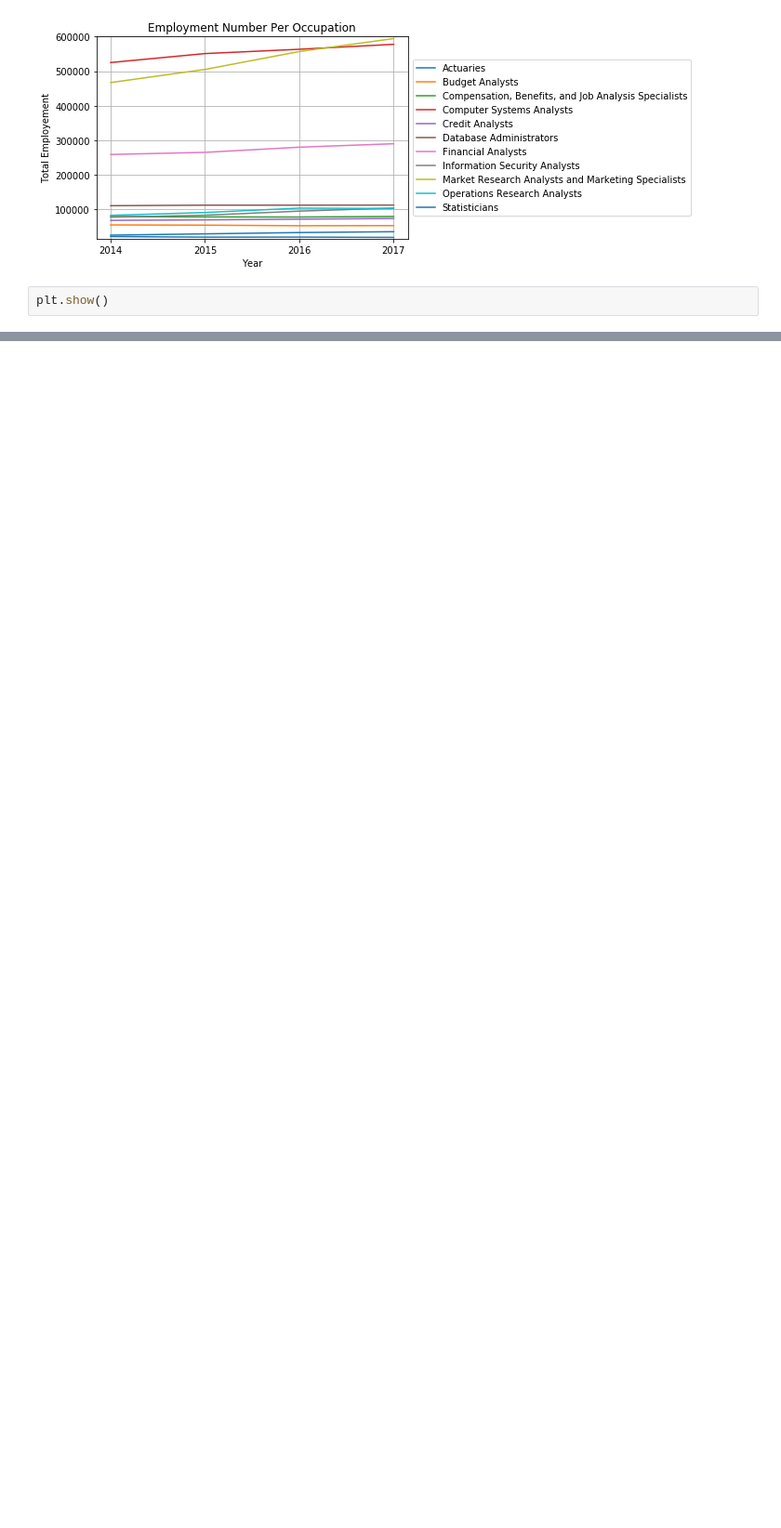
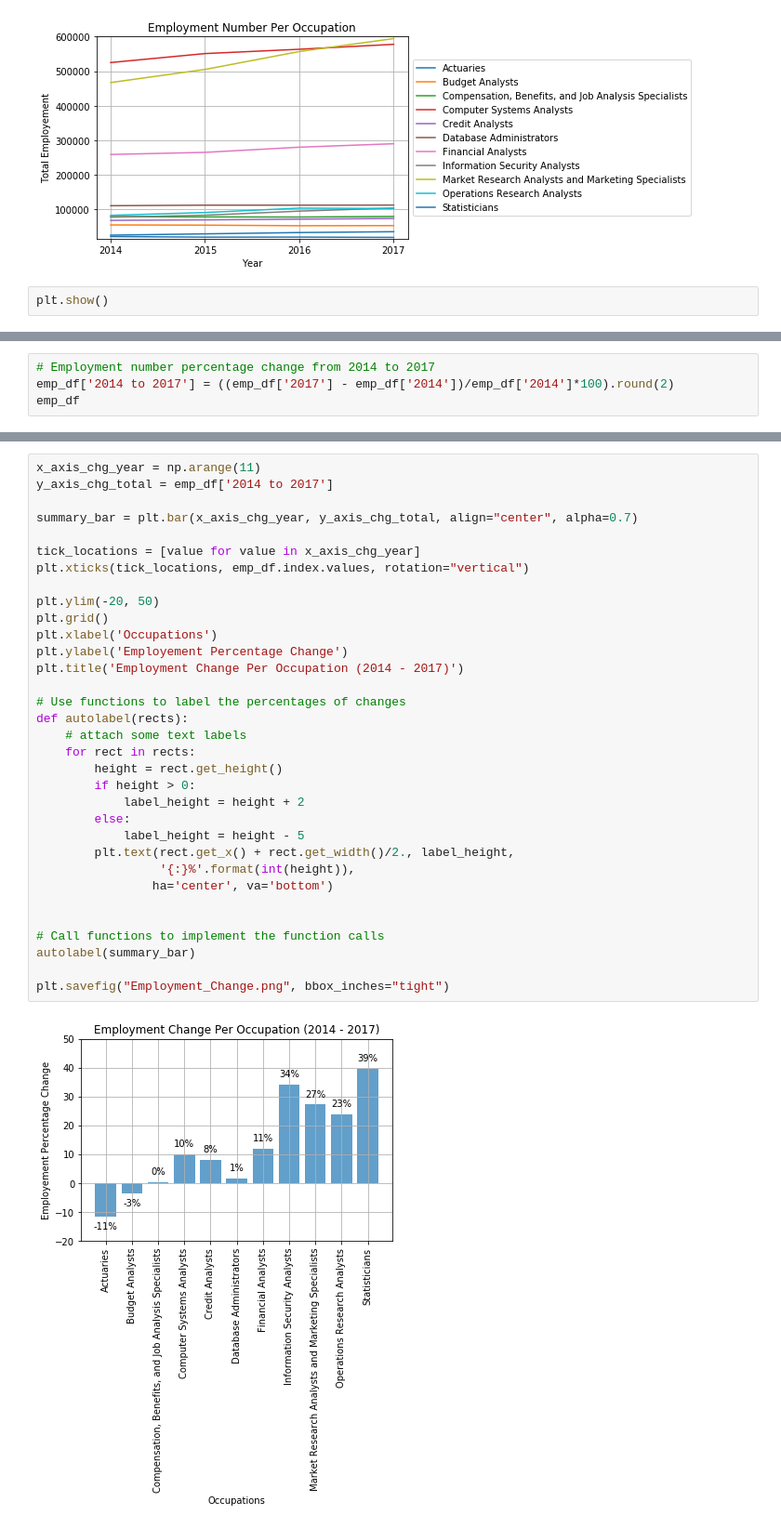
Before and after one commit to phillkev/Project--1, a Jupyter notebook: bls_employeement.ipynb, the cells around one changed output, grey strips where cells are left out. Shown at 93% size. Saved outputs shown, nothing was run; the diff lists cells and outputs as text; blank space fills up the shorter version.

```diff
--- a/bls_employeement.ipynb
+++ b/bls_employeement.ipynb
@@ -214,2 +231,6 @@ plt.savefig("TotalEmployment_OccupationPercentChange.png")
 # %% [output]
 [figure]
+# %%
+# Employment number percentage change from 2014 to 2017
+emp_df['2014 to 2017'] = ((emp_df['2017'] - emp_df['2014'])/emp_df['2014']*100).round(2)
+emp_df
@@ -215,0 +251,35 @@ plt.savefig("TotalEmployment_OccupationPercentChange.png")
+# %%
+x_axis_chg_year = np.arange(11)
+y_axis_chg_total = emp_df['2014 to 2017']
+
+summary_bar = plt.bar(x_axis_chg_year, y_axis_chg_total, align="center", alpha=0.7)
+
+tick_locations = [value for value in x_axis_chg_year]
+plt.xticks(tick_locations, emp_df.index.values, rotation="vertical")
+
+plt.ylim(-20, 50)
+plt.grid()
+plt.xlabel('Occupations')
+plt.ylabel('Employement Percentage Change')
+plt.title('Employment Change Per Occupation (2014 - 2017)')
+
+# Use functions to label the percentages of changes
+def autolabel(rects):
+    # attach some text labels
+    for rect in rects:
+        height = rect.get_height()
+        if height > 0:
+            label_height = height + 2
+        else:
+            label_height = height - 5
+        plt.text(rect.get_x() + rect.get_width()/2., label_height,
+                 '{:}%'.format(int(height)),
+                ha='center', va='bottom')
+
+
+# Call functions to implement the function calls
+autolabel(summary_bar)
+
+plt.savefig("Employment_Change.png", bbox_inches="tight")
+# %% [output]
+[figure, added]
```
Also changed, not shown: parts of 5 cells of this notebook, 1 other file.
